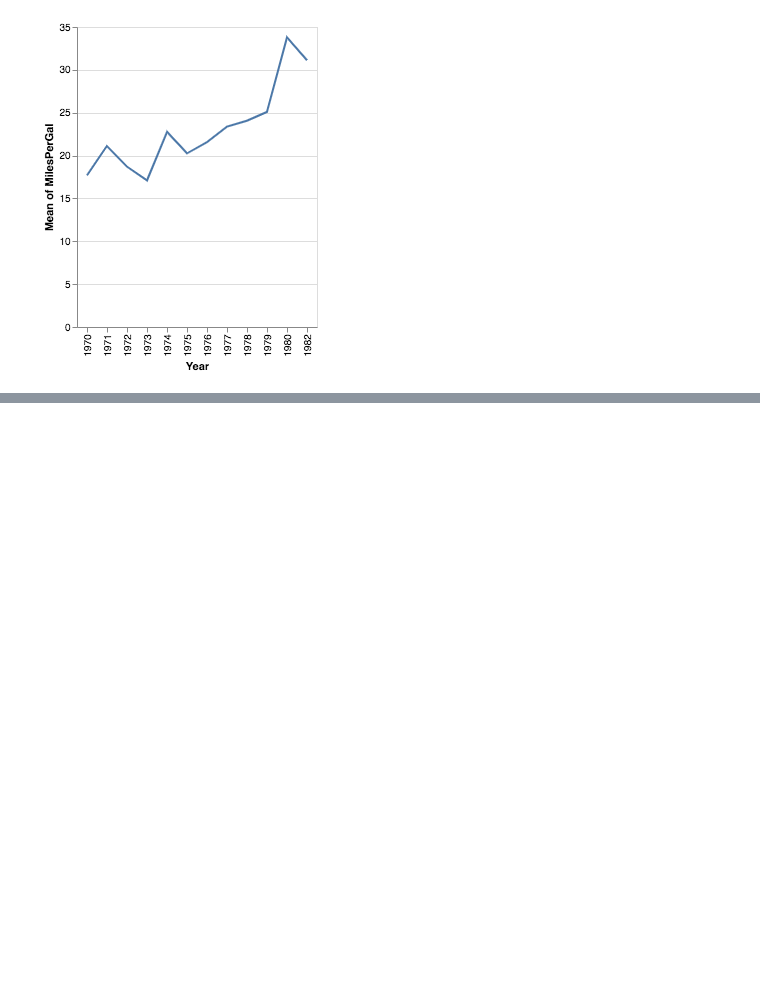
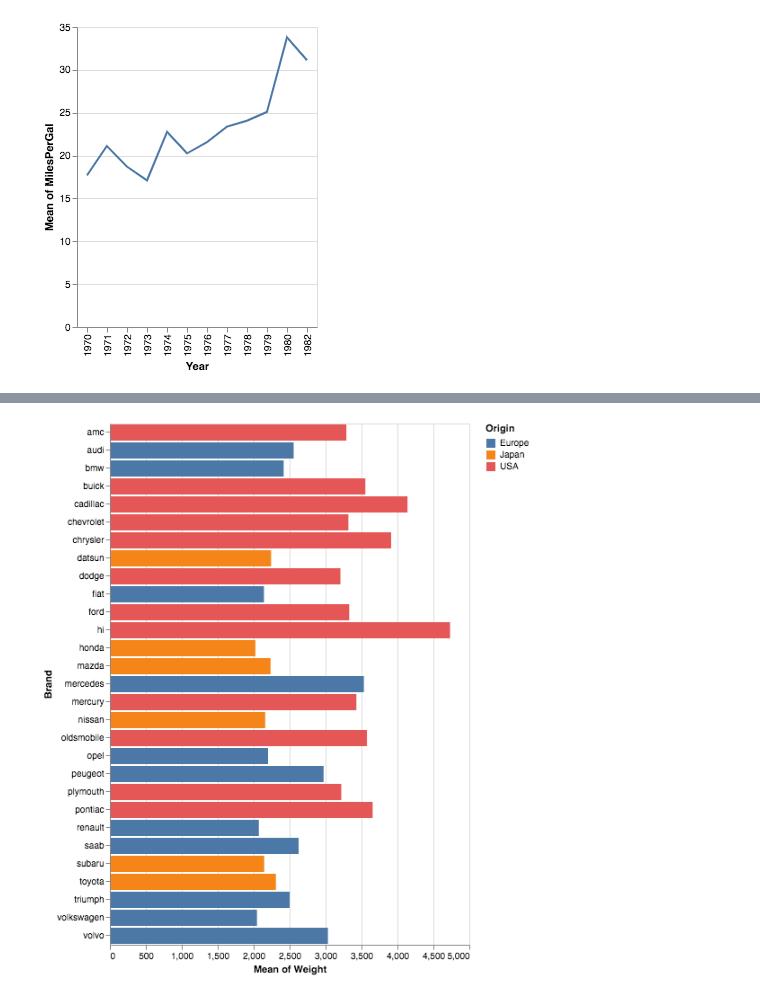
Before and after one commit to dorisjlee/datasci-api, a Jupyter notebook: ipynb/demo/Display (Single Specified Viz) Demo.ipynb, the cells around one changed output, grey strips where cells are left out. Cells and saved outputs as stored; diff of their text form; code cells hidden in the pictures; blank space fills up the shorter version.

```diff
--- a/ipynb/demo/Display (Single Specified Viz) Demo.ipynb
+++ b/ipynb/demo/Display (Single Specified Viz) Demo.ipynb
@@ -63,0 +67,6 @@ Index(['Name', 'MilesPerGal', 'Cylinders', 'Displacement', 'Horsepower',
+# %%
+# Test Example Color Scatterplot
+dobj = DataObj(dataset,[Column("Brand"),Column("Weight"),Column("Origin")])
+dobj.display()
+# %% [output]
+[figure, added]
```
Also changed, not shown: parts of 9 cells of this notebook, 4 other files.
